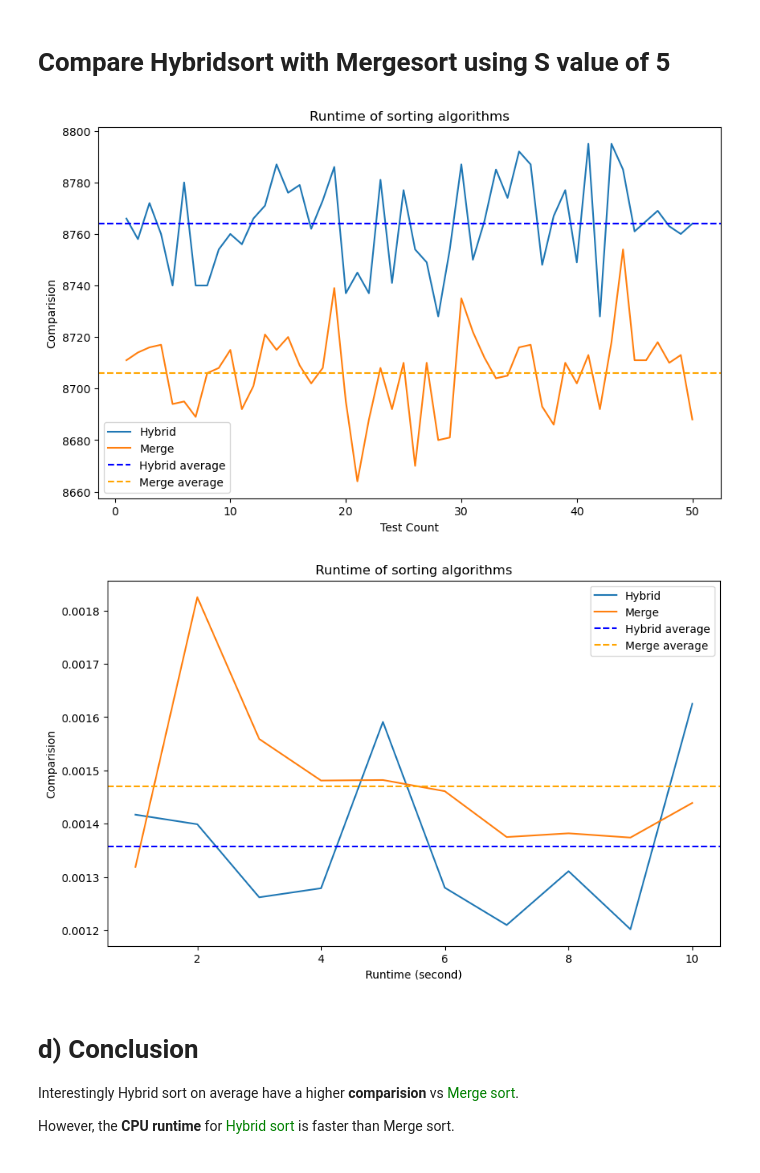
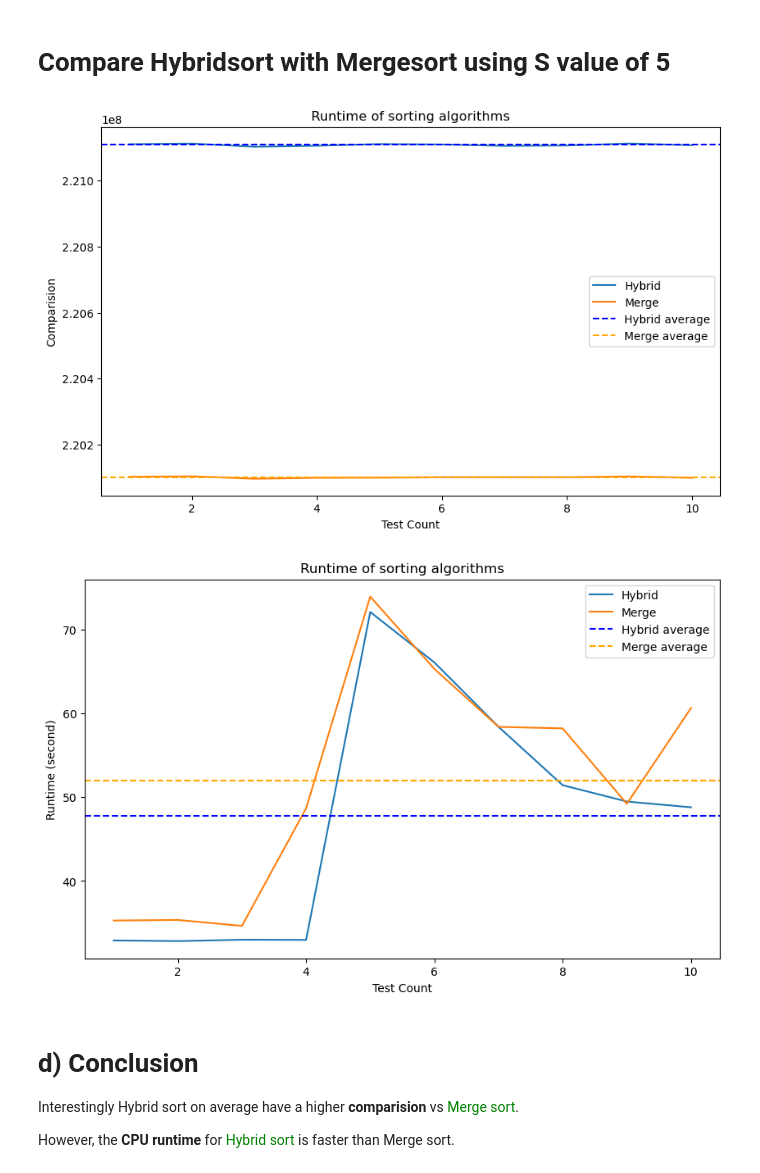
Before and after one commit to xiwen4/Algo, a Jupyter notebook: wen.ipynb, the cells around one changed output. Cells and saved outputs as stored; diff of their text form; code cells hidden in the pictures.

```diff
--- a/wen.ipynb
+++ b/wen.ipynb
@@ -322,10 +273,10 @@ However there is no formula to get the best S as the situation always differ and
 # Compare Hybridsort with Mergesort using S value of 5
 # %%
 def main():
-  dataCount = 1000
+  dataCount = 10000000
   s = 5
   count = []
-  for i in range(1, 51):
+  for i in range(1, 11):
     count.append(i)
 
   hybrid_runtime = []
@@ -333,48 +284,48 @@ def main():
   hybrid_comparision = []
   merge_comparision = []
 
-  #Run the generate_int_dataset() function 5 times for each data size
+  #Run the generate_int_dataset() function 10 times for different set of random data
   for i in range(len(count)):
     dataset = generate_int_dataset(dataCount, dataCount)
 
-    #Get the runtime for the hybrid, merge, and insertion sort algorithms
+    #Get the runtime for the hybrid, merge sort algorithms
     start_time = timeit.default_timer()
     hybrid_comparision.append(mergeInsertHybrid(copy.copy(dataset), s))
     end_time = timeit.default_timer()
     hybrid_runtime.append(round(end_time - start_time, 6))
 
     start_time = timeit.default_timer()
     merge_comparision.append(mergeSort(copy.copy(dataset)))
     end_time = timeit.default_timer()
     merge_runtime.append(round(end_time - start_time, 6))
 
   #Calculate the average runtime for each algorithm
   hybrid_average_runtime = np.mean(hybrid_comparision)
   merge_average_runtime = np.mean(merge_comparision)
 
-  #Plot the runtime of the three algorithms
+  #Plot the runtime of the algorithms
   plt.figure(figsize=(10, 6))
   plt.plot(count, hybrid_comparision, label="Hybrid")
   plt.plot(count, merge_comparision, label="Merge")
 
   plt.axhline(hybrid_average_runtime, color="blue", linestyle="--", label="Hybrid average")
   plt.axhline(merge_average_runtime, color="orange", linestyle="--", label="Merge average")
 
   plt.xlabel("Test Count")
   plt.ylabel("Comparision")
   plt.title("Runtime of sorting algorithms")
   plt.legend()
   plt.show()
 
 if __name__ == "__main__":
   main()
 # %% [output]
-[figure, old version]
+[figure, new version]
 # %%
 import numpy as np
 
 def main():
-  dataCount = 1000
+  dataCount = 10000000
   s = 5
   count = []
   for i in range(1, 11):
@@ -385,11 +336,11 @@ def main():
   hybrid_comparision = []
   merge_comparision = []
 
-  #Run the generate_int_dataset() function 5 times for each data size
+  #Run the generate_int_dataset() function 10 times for different set of random data
   for i in range(len(count)):
     dataset = generate_int_dataset(dataCount, dataCount)
 
-    #Get the runtime for the hybrid, merge, and insertion sort algorithms
+    #Get the runtime for the hybrid, merge sort algorithms
     start_time = timeit.default_timer()
     hybrid_comparision.append(mergeInsertHybrid(copy.copy(dataset), s))
     end_time = timeit.default_timer()
@@ -404,7 +355,7 @@ def main():
   hybrid_average_runtime = np.mean(hybrid_runtime)
   merge_average_runtime = np.mean(merge_runtime)
 
-  #Plot the runtime of the three algorithms
+  #Plot the runtime of the algorithms
   plt.figure(figsize=(10, 6))
   plt.plot(count, hybrid_runtime, label="Hybrid")
   plt.plot(count, merge_runtime, label="Merge")
@@ -412,8 +363,8 @@ def main():
   plt.axhline(hybrid_average_runtime, color="blue", linestyle="--", label="Hybrid average")
   plt.axhline(merge_average_runtime, color="orange", linestyle="--", label="Merge average")
 
-  plt.xlabel("Runtime (second)")
-  plt.ylabel("Comparision")
+  plt.xlabel("Test Count")
+  plt.ylabel("Runtime (second)")
   plt.title("Runtime of sorting algorithms")
   plt.legend()
   plt.show()
@@ -421,7 +372,7 @@ def main():
 if __name__ == "__main__":
   main()
 # %% [output]
-[figure, old version]
+[figure, new version]
 # %% [markdown]
 # d) Conclusion
 
```
Also changed, not shown: parts of 7 cells of this notebook.
